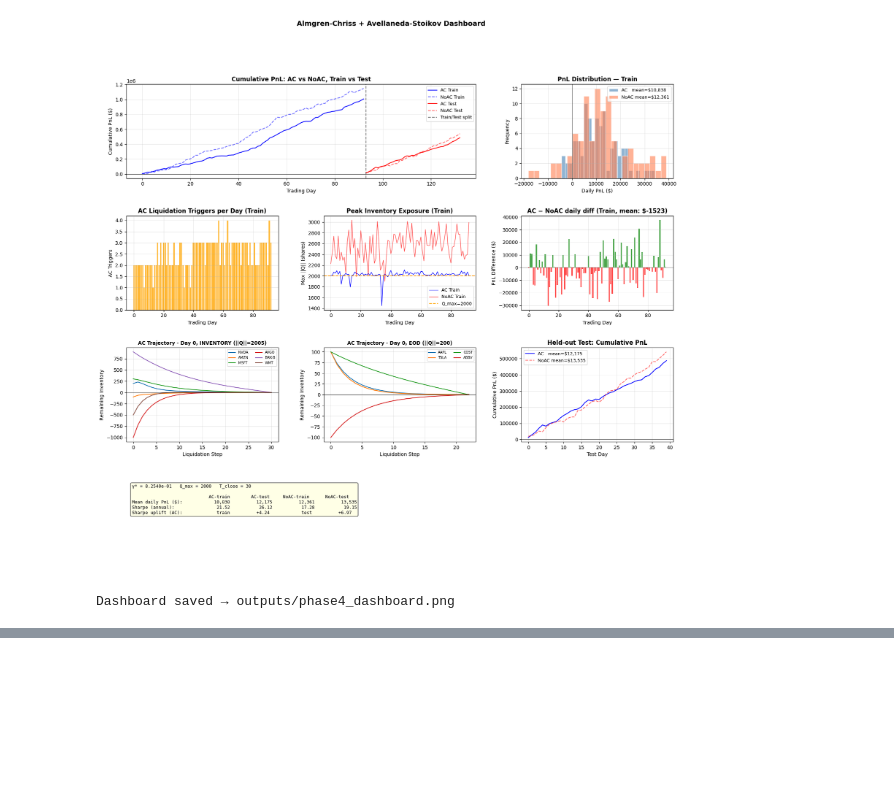
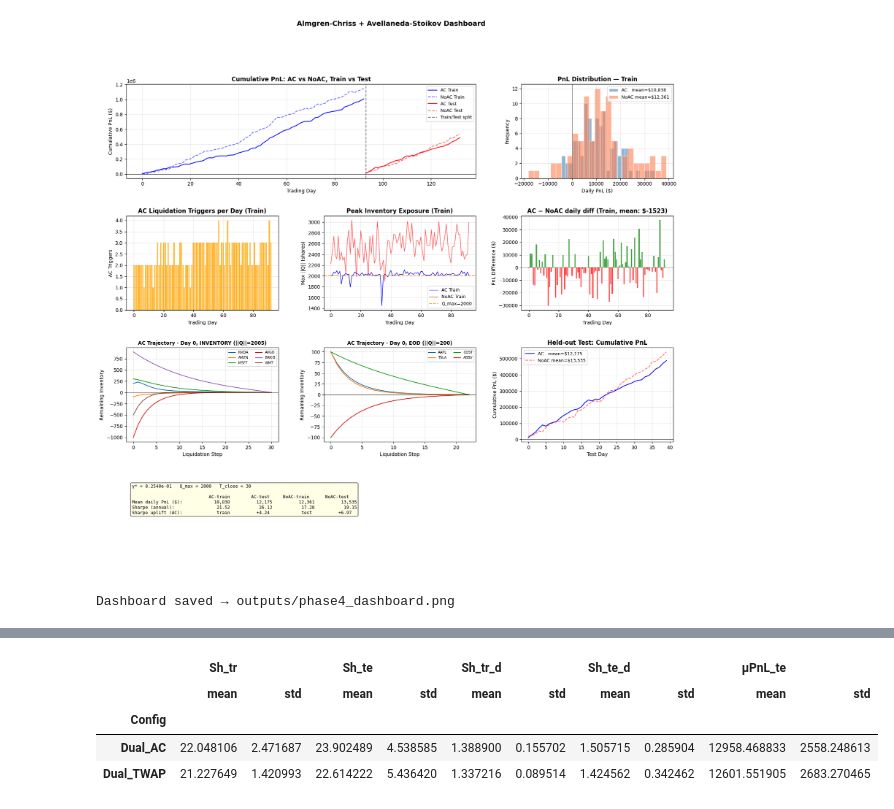
Before and after one commit to Pratvi27/ORIE-5370-Project, a Jupyter notebook: run_pipeline.ipynb, the cells around one changed output, grey strips where cells are left out. Saved outputs shown, nothing was run; the diff lists cells and outputs as text; code cells hidden in the pictures; blank space fills up the shorter version.

```diff
--- a/run_pipeline.ipynb
+++ b/run_pipeline.ipynb
@@ -447,0 +549,14 @@ Dual_TWAP     22.51    19.22       1.42    1.21    13,805
+# %%
+df.groupby("Config").agg({
+    "Sh_tr": ["mean", "std"],
+    "Sh_te": ["mean", "std"],
+    "Sh_tr_d": ["mean", "std"],
+    "Sh_te_d": ["mean", "std"],
+    "μPnL_te": ["mean", "std"]
+})
+# %% [output]
+|  | Sh_tr |  | Sh_te |  | Sh_tr_d |  | Sh_te_d |  | μPnL_te |  |
+|  | mean | std | mean | std | mean | std | mean | std | mean | std |
+| Config |  |  |  |  |  |  |  |  |  |  |
+| Dual_AC | 22.048106 | 2.471687 | 23.902489 | 4.538585 | 1.388900 | 0.155702 | 1.505715 | 0.285904 | 12958.468833 | 2558.248613 |
+| Dual_TWAP | 21.227649 | 1.420993 | 22.614222 | 5.436420 | 1.337216 | 0.089514 | 1.424562 | 0.342462 | 12601.551905 | 2683.270465 |
```
Also changed, not shown: parts of 21 cells of this notebook, 7 other files.
